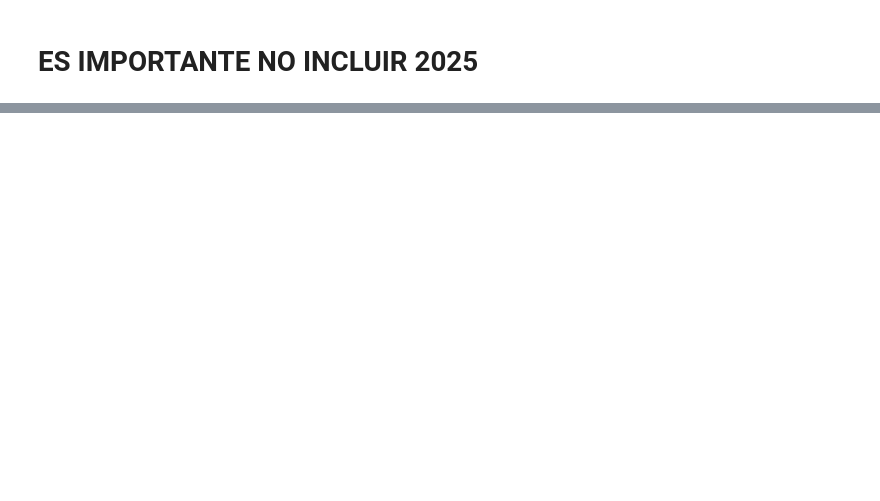
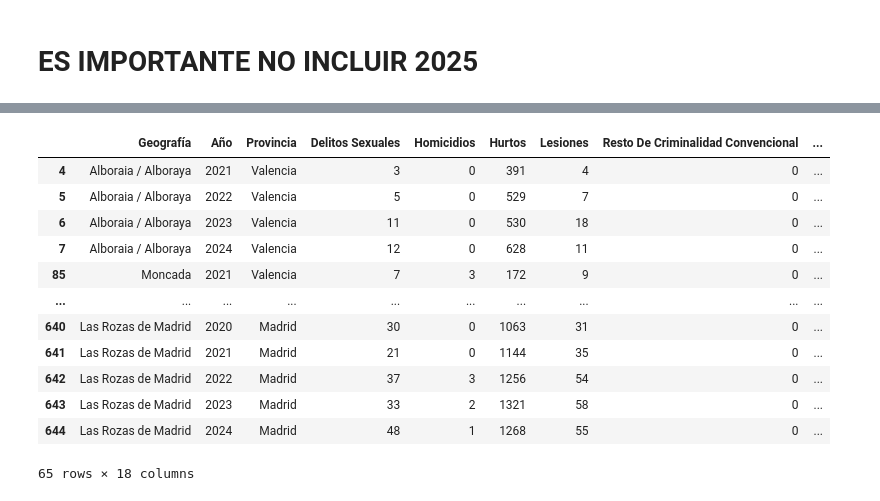
Before and after one commit to 4GeeksAcademy/sp-ml-20-final-project-g4, a Jupyter notebook: src/calculo_estadistico-copy.ipynb, the cells around one changed output, grey strips where cells are left out. Saved outputs shown, nothing was run; the diff lists cells and outputs as text; code cells hidden in the pictures; blank space fills up the shorter version.

```diff
--- a/src/calculo_estadistico-copy.ipynb
+++ b/src/calculo_estadistico-copy.ipynb
@@ -66,0 +101,16 @@ df_poblacion_total
+# %%
+df_unido[df_unido['Municipios'].isna()]
+# %% [output]
+|  | Geografía | Año | Provincia | Delitos Sexuales | Homicidios | Hurtos | Lesiones | Resto De Criminalidad Convencional | ... |
+| 4 | Alboraia / Alboraya | 2021 | Valencia | 3 | 0 | 391 | 4 | 0 | ... |
+| 5 | Alboraia / Alboraya | 2022 | Valencia | 5 | 0 | 529 | 7 | 0 | ... |
+| 6 | Alboraia / Alboraya | 2023 | Valencia | 11 | 0 | 530 | 18 | 0 | ... |
+| 7 | Alboraia / Alboraya | 2024 | Valencia | 12 | 0 | 628 | 11 | 0 | ... |
+| 85 | Moncada | 2021 | Valencia | 7 | 3 | 172 | 9 | 0 | ... |
+| ... | ... | ... | ... | ... | ... | ... | ... | ... | ... |
+| 640 | Las Rozas de Madrid | 2020 | Madrid | 30 | 0 | 1063 | 31 | 0 | ... |
+| 641 | Las Rozas de Madrid | 2021 | Madrid | 21 | 0 | 1144 | 35 | 0 | ... |
+| 642 | Las Rozas de Madrid | 2022 | Madrid | 37 | 3 | 1256 | 54 | 0 | ... |
+| 643 | Las Rozas de Madrid | 2023 | Madrid | 33 | 2 | 1321 | 58 | 0 | ... |
+| 644 | Las Rozas de Madrid | 2024 | Madrid | 48 | 1 | 1268 | 55 | 0 | ... |
+65 rows × 18 columns
```
Also changed, not shown: parts of 5 cells of this notebook, 3 other files.
